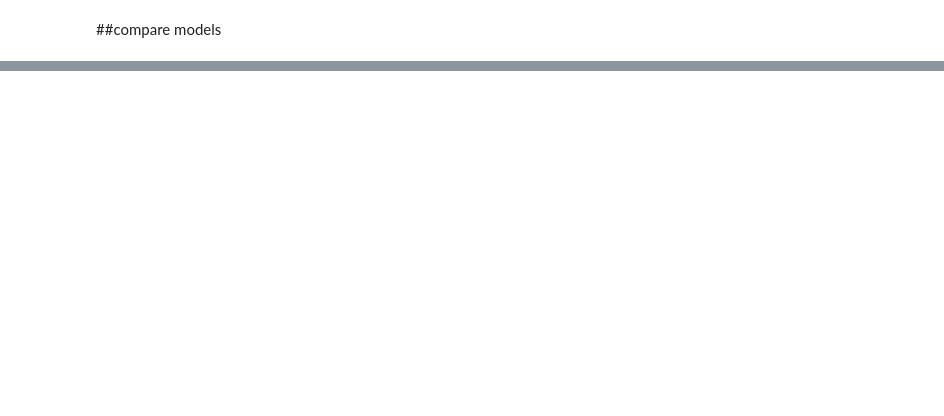
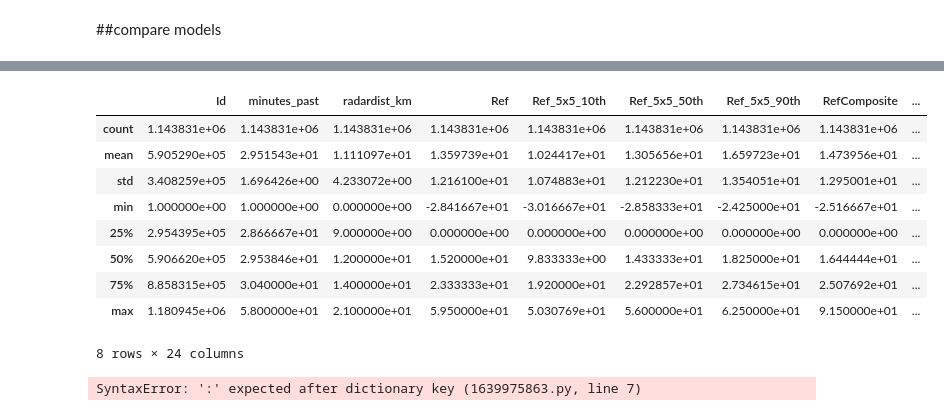
Before and after one commit to MiGuElEsTeBaNUD/How-Much-Did-It-Rain-, a Jupyter notebook: learn-model.ipynb, the cells around one changed output, grey strips where cells are left out. Drawn from its saved outputs; the diff is of its cells as text; code cells hidden in the pictures; blank space fills up the shorter version.

```diff
--- a/learn-model.ipynb
+++ b/learn-model.ipynb
@@ -243,0 +242,28 @@ NN (Keras): [25709.01514511697, 55.91713503547232, 0.17650920152664185] ,Trainin
+# %%
+df_mean.describe()
+# %% [output]
+|  | Id | minutes_past | radardist_km | Ref | Ref_5x5_10th | Ref_5x5_50th | Ref_5x5_90th | RefComposite | ... |
+| count | 1.143831e+06 | 1.143831e+06 | 1.143831e+06 | 1.143831e+06 | 1.143831e+06 | 1.143831e+06 | 1.143831e+06 | 1.143831e+06 | ... |
+| mean | 5.905290e+05 | 2.951543e+01 | 1.111097e+01 | 1.359739e+01 | 1.024417e+01 | 1.305656e+01 | 1.659723e+01 | 1.473956e+01 | ... |
+| std | 3.408259e+05 | 1.696426e+00 | 4.233072e+00 | 1.216100e+01 | 1.074883e+01 | 1.212230e+01 | 1.354051e+01 | 1.295001e+01 | ... |
+| min | 1.000000e+00 | 1.000000e+00 | 0.000000e+00 | -2.841667e+01 | -3.016667e+01 | -2.858333e+01 | -2.425000e+01 | -2.516667e+01 | ... |
+| 25% | 2.954395e+05 | 2.866667e+01 | 9.000000e+00 | 0.000000e+00 | 0.000000e+00 | 0.000000e+00 | 0.000000e+00 | 0.000000e+00 | ... |
+| 50% | 5.906620e+05 | 2.953846e+01 | 1.200000e+01 | 1.520000e+01 | 9.833333e+00 | 1.433333e+01 | 1.825000e+01 | 1.644444e+01 | ... |
+| 75% | 8.858315e+05 | 3.040000e+01 | 1.400000e+01 | 2.333333e+01 | 1.920000e+01 | 2.292857e+01 | 2.734615e+01 | 2.507692e+01 | ... |
+| max | 1.180945e+06 | 5.800000e+01 | 2.100000e+01 | 5.950000e+01 | 5.030769e+01 | 5.600000e+01 | 6.250000e+01 | 9.150000e+01 | ... |
+8 rows × 24 columns
+# %%
+import matplotlib.pyplot as plt
+import seaborn as sns
+
+results = {
+    'Model': ['Random Forest', 'Neuronal Network'],
+    'Mean Squared Error': [14802.15, 25709.02],
+    'Mean Absolute Error: [32.49, 55.92]',
+    'R.squared': [0.5259, 0.1756],
+}
+
+results_df = pd.DataFrame(results)
+results_df.head()
+# %% [output]
+SyntaxError: ':' expected after dictionary key (1639975863.py, line 7)
```
Also changed, not shown: parts of 7 cells of this notebook.
